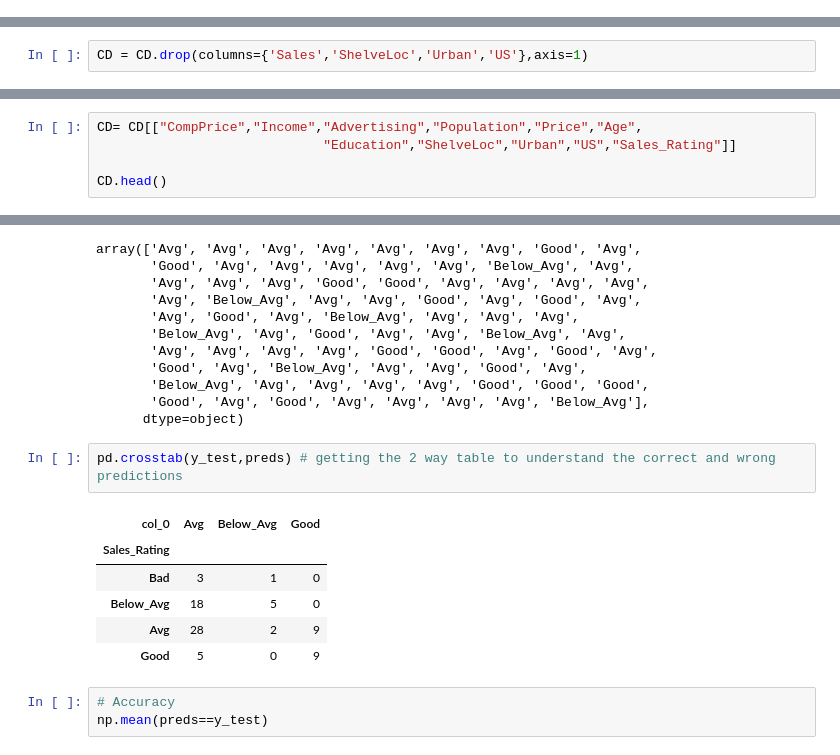
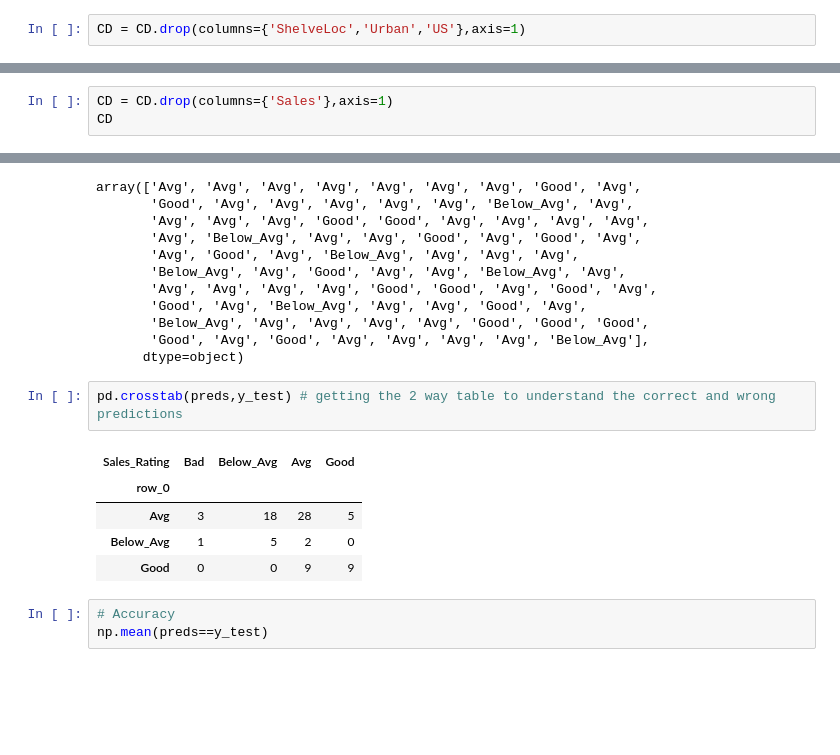
Before and after one commit to renkuntlamahessh/DataScience_Python, a Jupyter notebook: Assignment_10_Decision_Tree_Company.ipynb, the cells around one changed output, grey strips where cells are left out. Saved outputs shown, nothing was run; the diff lists cells and outputs as text; blank space fills up the shorter version.

```diff
--- a/Assignment_10_Decision_Tree_Company.ipynb
+++ b/Assignment_10_Decision_Tree_Company.ipynb
@@ -24,0 +109,2 @@ CD.head()
+# %%
+CD = CD.drop(columns={'ShelveLoc','Urban','US'},axis=1)
@@ -41,2 +137,3 @@ CD1.head()
 # %%
-CD = CD.drop(columns={'Sales','ShelveLoc','Urban','US'},axis=1)
+CD = CD.drop(columns={'Sales'},axis=1)
+CD
@@ -53,5 +153,0 @@ CD.head()
-# %%
-CD= CD[["CompPrice","Income","Advertising","Population","Price","Age",
-                             "Education","ShelveLoc","Urban","US","Sales_Rating"]]
-
-CD.head()
@@ -176,14 +265,13 @@ array(['Avg', 'Avg', 'Avg', 'Avg', 'Avg', 'Avg', 'Avg', 'Good', 'Avg',
        'Good', 'Avg', 'Good', 'Avg', 'Avg', 'Avg', 'Avg', 'Below_Avg'],
       dtype=object)
 # %%
-pd.crosstab(y_test,preds) # getting the 2 way table to understand the correct and wrong predictions
+pd.crosstab(preds,y_test) # getting the 2 way table to understand the correct and wrong predictions
 # %% [output]
-| col_0 | Avg | Below_Avg | Good |
-| Sales_Rating |  |  |  |
-| Bad | 3 | 1 | 0 |
-| Below_Avg | 18 | 5 | 0 |
-| Avg | 28 | 2 | 9 |
-| Good | 5 | 0 | 9 |
+| Sales_Rating | Bad | Below_Avg | Avg | Good |
+| row_0 |  |  |  |  |
+| Avg | 3 | 18 | 28 | 5 |
+| Below_Avg | 1 | 5 | 2 | 0 |
+| Good | 0 | 0 | 9 | 9 |
 # %%
 # Accuracy
 np.mean(preds==y_test)
```
Also changed, not shown: parts of 26 cells of this notebook.
